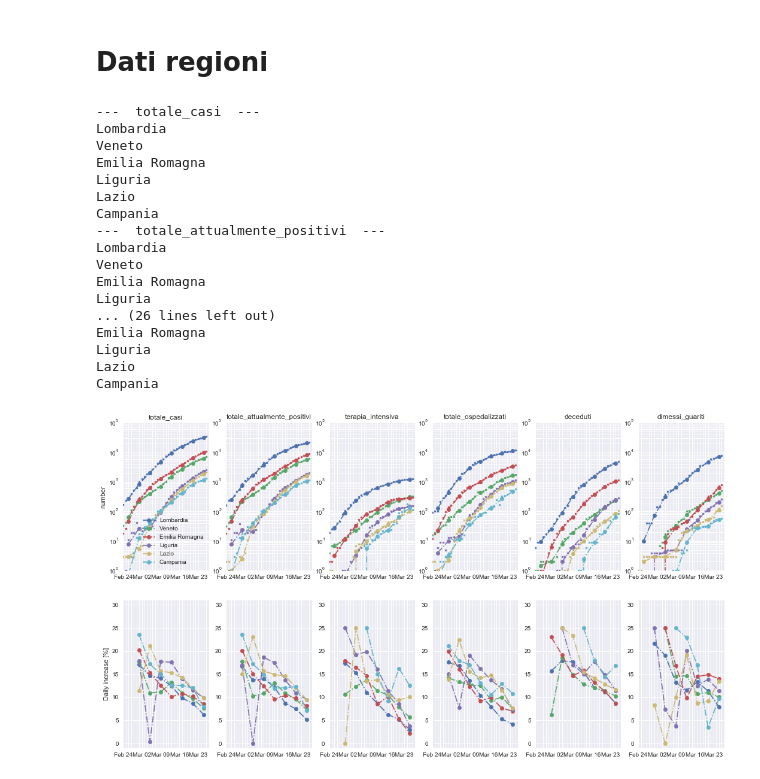
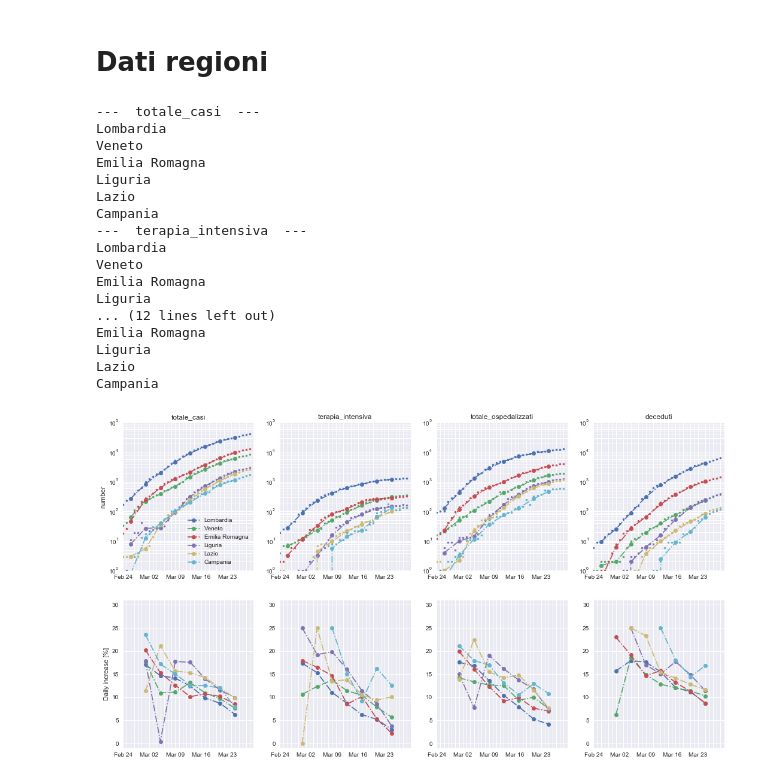
Before and after one commit to zenandrea/COVID-19_plots, a Jupyter notebook: plot_ita.ipynb, the cells around one changed output. Cells and saved outputs as stored; diff of their text form; code cells hidden in the pictures.

```diff
--- a/plot_ita.ipynb
+++ b/plot_ita.ipynb
@@ -319,11 +319,11 @@ dati = pd.read_csv( url, parse_dates=['data'], index_col=0)
 #plt.rcParams['figure.figsize'] = [8, 10]
 
 campi = ['totale_casi']
-campi.append('totale_attualmente_positivi')
+#campi.append('totale_attualmente_positivi')
 campi.append('terapia_intensiva')
 campi.append('totale_ospedalizzati')
 campi.append('deceduti')
-campi.append('dimessi_guariti')
+#campi.append('dimessi_guariti')
 
 plt.close('all')
 mpl.style.use('seaborn')
@@ -397,33 +397,33 @@ fxticks = [ date.strftime('%b %d') for date in list( index ) ]
 #plt.xticks(x[start::step], x[start::step])
 step=7
 for i in range(2):
     for j in range(len(campi)):
         ax[i,j].set_xlim( 0, xt.max()+1)
         ax[i,j].set_xticks(xticks[::step])
         ax[i,j].set_xticklabels(fxticks[::step])
         ax[i,j].set_xticks(xticks, minor=True)
         ax[i,j].grid(True, 'both')
 
 ax[0,0].legend()
 
 #plt.savefig('plot_ita_reg.pdf')
 plt.savefig('plot_ita_reg.png')
 # %% [output]
 ---  totale_casi  ---
 Lombardia
 Veneto
 Emilia Romagna
 Liguria
 Lazio
 Campania
----  totale_attualmente_positivi  ---
+---  terapia_intensiva  ---
 Lombardia
 Veneto
 Emilia Romagna
 Liguria
-... (26 lines left out)
+... (12 lines left out)
 Emilia Romagna
 Liguria
 Lazio
 Campania
-[figure, old version]
+[figure, new version]
```
Also changed, not shown: parts of 8 cells of this notebook, 7 other files.
